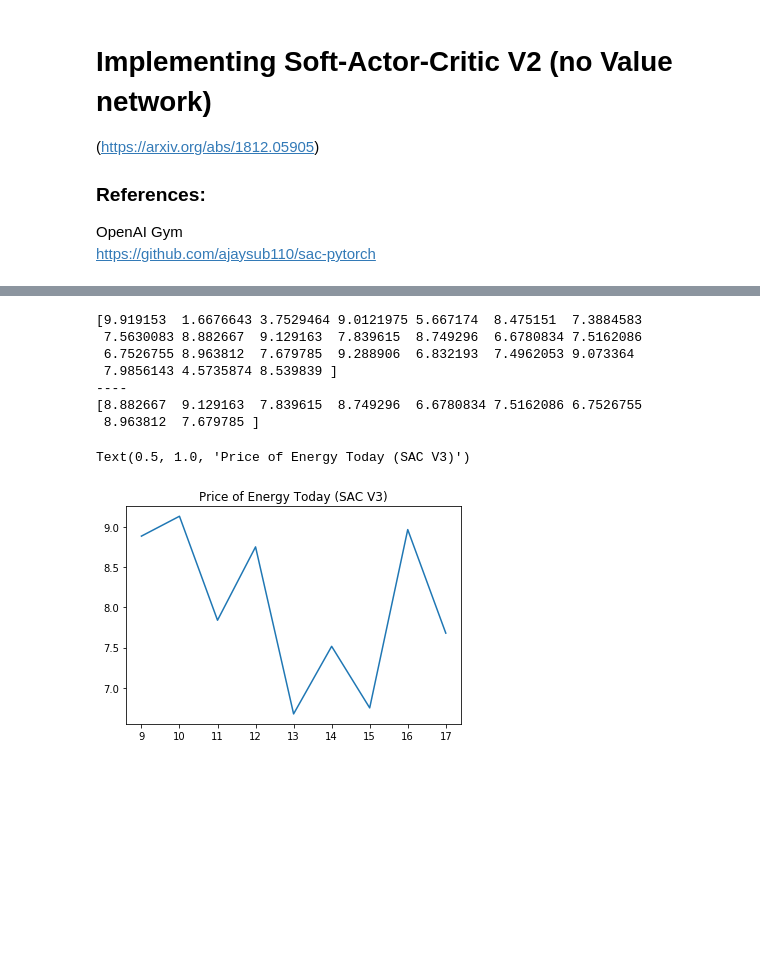
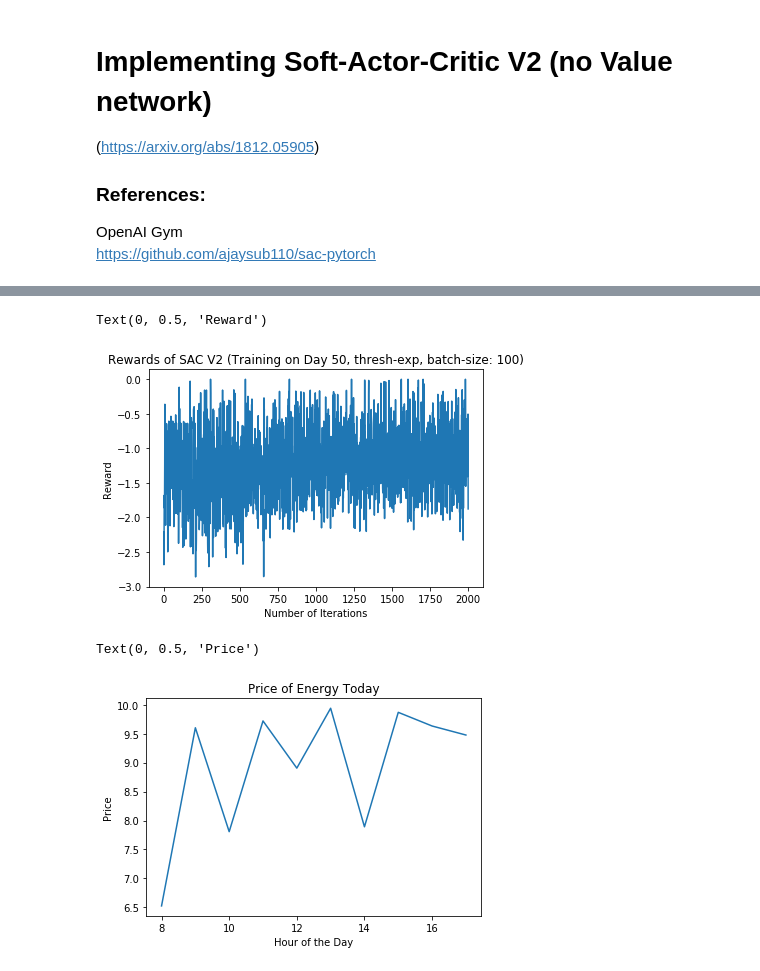
Before and after one commit to JPalakapilly/baselines, a Jupyter notebook: baselines/akash_baselines/SAC_V2.ipynb, the cells around one changed output, grey strips where cells are left out. Cells and saved outputs as stored; diff of their text form; code cells hidden in the pictures; blank space fills up the shorter version.

```diff
--- a/baselines/akash_baselines/SAC_V2.ipynb
+++ b/baselines/akash_baselines/SAC_V2.ipynb
@@ -24,12 +28,12 @@ from collections import deque
 # %%
 TAU = 0.005
 EPSILON = 1e-6
-H_DIM = 32
+H_DIM = 15
 LR = 3e-4
 REPLAY_MEMORY_SIZE = 50000
-ALPHA = 0.2
+ALPHA = 1.0
 GAMMA = 0.99 # 0.98
-ENTROPY_TUNING = True # True
+ENTROPY_TUNING = False # True
 MIN_LOG = -20
 MAX_LOG = 2
 device = torch.device('cuda' if torch.cuda.is_available() else 'cpu')
@@ -157,9 +650,9 @@ class QNetwork(nn.Module):
     def __init__(self,s_dim,a_dim,h_dim):
         super(QNetwork,self).__init__()
 
-        self.linear1 = nn.Linear(s_dim+a_dim,h_dim)
-        self.linear2 = nn.Linear(h_dim,h_dim)
-        self.linear3 = nn.Linear(h_dim,1)
+        self.linear1 = nn.Linear(s_dim+a_dim,1)
+#         self.linear2 = nn.Linear(h_dim,h_dim)
+#         self.linear3 = nn.Linear(h_dim,1)
 
         self.apply(init_weights)
 
@@ -175,11 +668,11 @@ class PolicyNetwork(nn.Module):
     def __init__(self,s_dim,a_dim,h_dim,action_space):
         super(PolicyNetwork,self).__init__()
 
-        self.linear1 = nn.Linear(s_dim,h_dim)
-        self.linear2 = nn.Linear(h_dim,h_dim)
+        self.linear1 = nn.Linear(s_dim,max(h_dim,a_dim))
+#         self.linear2 = nn.Linear(h_dim,h_dim)
 
-        self.linear3a = nn.Linear(h_dim,a_dim)
-        self.linear3b = nn.Linear(h_dim,a_dim)
+        self.linear3a = nn.Linear(max(h_dim,a_dim),a_dim)
+        self.linear3b = nn.Linear(max(h_dim,a_dim),a_dim)
 
         # Apply weight initialisation to all linear layers
         self.apply(init_weights)
@@ -225,9 +718,12 @@ class PolicyNetwork(nn.Module):
 # %%
 class SoftActorCritic(object):
     def __init__(self,observation_space,action_space):
-        self.s_dim = observation_space.shape
-        self.a_dim = action_space.shape
+        self.s_dim = observation_space.shape[0]
+        self.a_dim = action_space.shape[0]
         self.alpha = ALPHA
+        self.q1_losses = []
+        self.q2_losses = []
+        self.pg_losses = []
 
         # create component networks
         self.q_network_1 = QNetwork(self.s_dim,self.a_dim,H_DIM).to(device)
@@ -283,12 +779,17 @@ class SoftActorCritic(object):
         q1_loss = F.mse_loss(q1,next_q)
         q2_loss = F.mse_loss(q2,next_q)
 
+        self.q1_losses.append(q1_loss)
+        self.q2_losses.append(q2_loss)
+
         pi, log_pi,_ = self.policy_network.sample_action(states)
         q1_pi = self.q_network_1(states,pi)
         q2_pi = self.q_network_2(states,pi)
         min_q_pi = torch.min(q1_pi,q2_pi)
 
         policy_loss = ((self.alpha * log_pi) - min_q_pi).mean()
+
+        self.pg_losses.append(policy_loss)
 
         # gradient descent
         self.q_network_1_opt.zero_grad()
@@ -398,17 +874,16 @@ plt.plot(np.array(range(24)),action_star)
-# %%
-action_prime = action_star[8:17]
-print(action_star)
-print("----")
-print(action_prime)
-plt.plot(np.array([i for i in range(9,18)]),np.array(action_prime))
-plt.title("Price of Energy Today (SAC V3)")
-# %% [output]
-[9.919153  1.6676643 3.7529464 9.0121975 5.667174  8.475151  7.3884583
- 7.5630083 8.882667  9.129163  7.839615  8.749296  6.6780834 7.5162086
- 6.7526755 8.963812  7.679785  9.288906  6.832193  7.4962053 9.073364
- 7.9856143 4.5735874 8.539839 ]
-----
-[8.882667  9.129163  7.839615  8.749296  6.6780834 7.5162086 6.7526755
- 8.963812  7.679785 ]
-Text(0.5, 1.0, 'Price of Energy Today (SAC V3)')
-[figure, removed]
+# %%
+plt.plot(rewards)
+plt.title("Rewards of SAC V2 (Training on Day 50, thresh-exp, batch-size: " + str(batch_size) + ")")
+plt.xlabel("Number of Iterations")
+plt.ylabel("Reward")
+# %% [output]
+Text(0, 0.5, 'Reward')
+[figure, added]
+# %%
+plt.plot([8,9,10,11,12,13,14,15,16,17],action_star)
+plt.title("Price of Energy Today")
+plt.xlabel("Hour of the Day")
+plt.ylabel("Price")
+# %% [output]
+Text(0, 0.5, 'Price')
+[figure, added]
```
Also changed, not shown: parts of 15 cells of this notebook, 2 other files.
